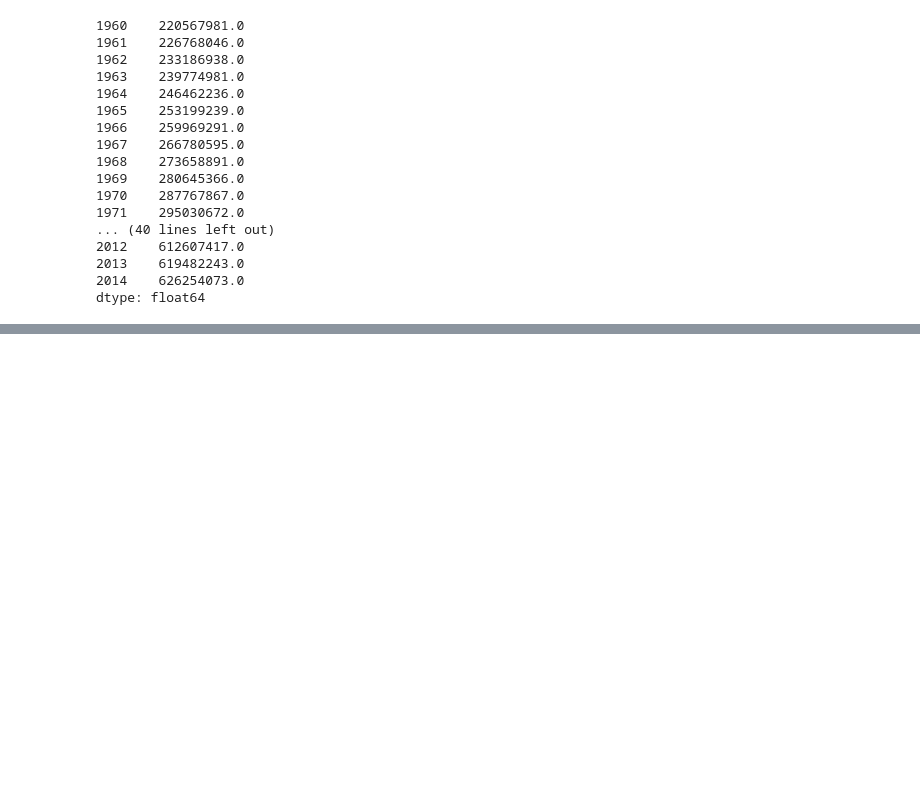
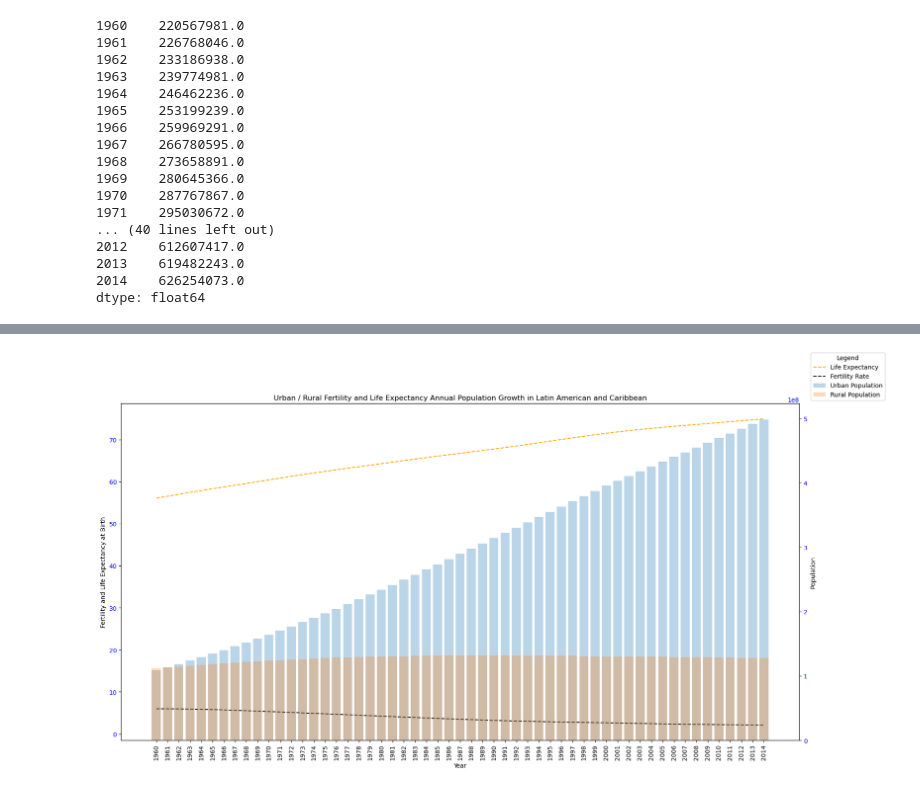
Before and after one commit to Jeremy-Amell/Pandas-EDA---Case-Study, a Jupyter notebook: health_nutrition_pop_stats.ipynb, the cells around one changed output, grey strips where cells are left out. Drawn from its saved outputs; the diff is of its cells as text; code cells hidden in the pictures; blank space fills up the shorter version.

```diff
--- a/health_nutrition_pop_stats.ipynb
+++ b/health_nutrition_pop_stats.ipynb
@@ -433,0 +497,21 @@ Name: 5856, dtype: float64
+# %%
+fig, ax1 = plt.subplots(figsize=(20,10))
+
+ax1.plot(lcn_birth_LE_values, color='orange', label='Life Expectancy', linestyle='--')
+ax1.plot(lcn_fert_rate_values, color='black', label='Fertility Rate', linestyle='--')
+ax1.set_xlabel('Year')
+ax1.set_ylabel('Fertility and Life Expectancy at Birth')
+ax1.tick_params(axis='y', labelcolor='b')
+plt.xticks(rotation=90)
+
+ax2 = ax1.twinx()
+ax2.bar(x=lcn_urban_year_values.index, height=lcn_urban_year_values, alpha=.3, label='Urban Population')
+ax2.bar(x=lcn_rural_year_values.index, height=lcn_rural_year_values, alpha=.3, label='Rural Population')
+ax2.set_ylabel('Population')
+ax2.tick_params(axis='y', labelcolor='b')
+plt.title('Urban / Rural Fertility and Life Expectancy Annual Population Growth in Latin American and Caribbean')
+
+fig.legend(loc='upper right', title='Legend')
+plt.show()
+# %% [output]
+[figure, added]
```
Also changed, not shown: parts of 5 cells of this notebook.
